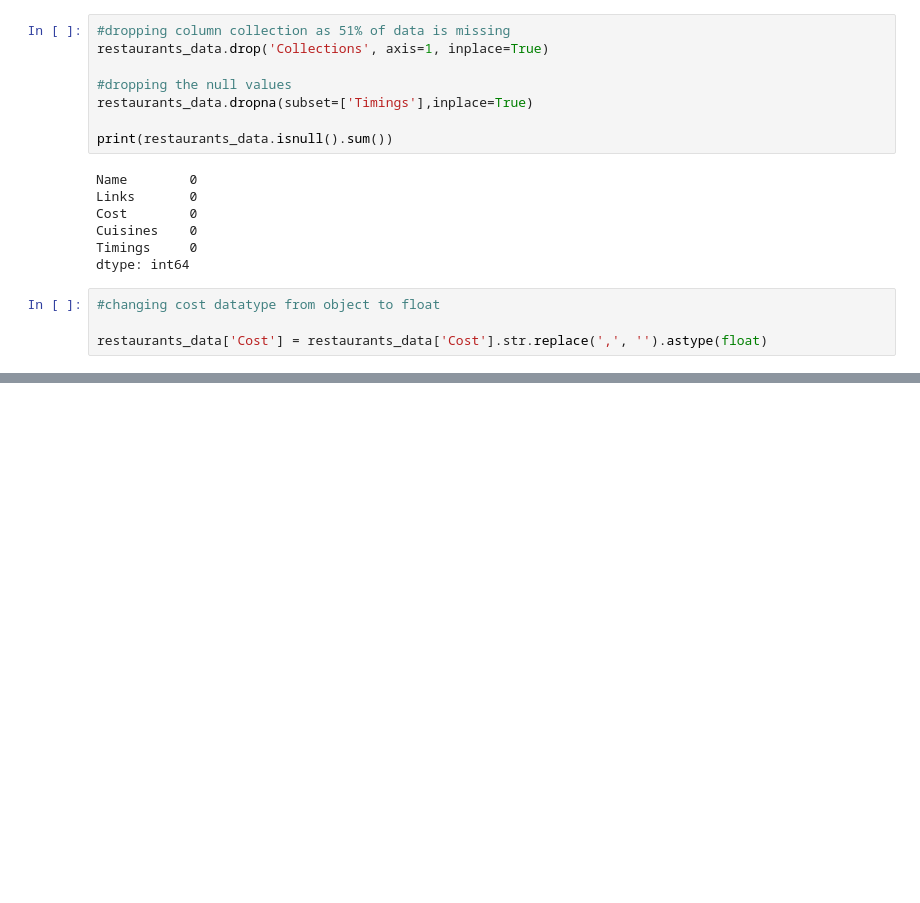
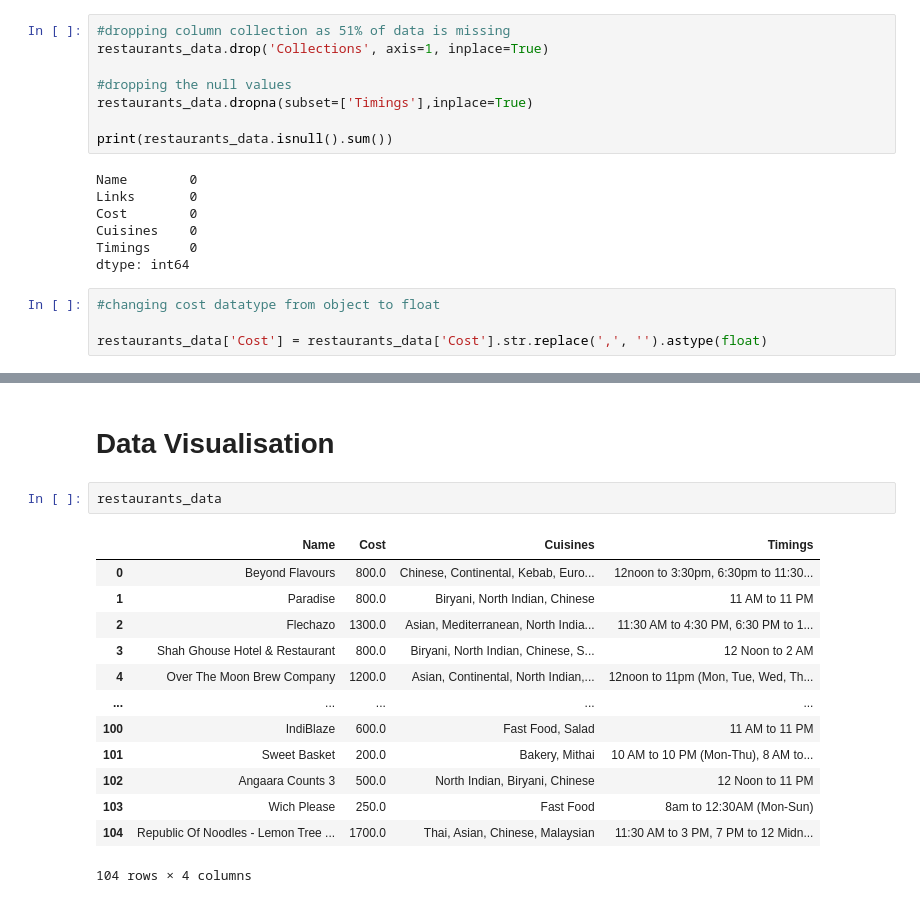
Before and after one commit to pi-mishra/Zomato-Restaurant-Clustering-And-Sentiment-Analysis, a Jupyter notebook: Zomato_Restaurant_Clustering_And_Sentiment_Analysis.ipynb, the cells around one changed output, grey strips where cells are left out. Saved outputs shown, nothing was run; the diff lists cells and outputs as text; blank space fills up the shorter version.

```diff
--- a/Zomato_Restaurant_Clustering_And_Sentiment_Analysis.ipynb
+++ b/Zomato_Restaurant_Clustering_And_Sentiment_Analysis.ipynb
@@ -254,0 +418,18 @@ restaurants_data['Cost'] = restaurants_data['Cost'].str.replace(',', '').astype(
+# %% [markdown]
+# Data Visualisation
+# %%
+restaurants_data
+# %% [output]
+|  | Name | Cost | Cuisines | Timings |
+| 0 | Beyond Flavours | 800.0 | Chinese, Continental, Kebab, Euro... | 12noon to 3:30pm, 6:30pm to 11:30... |
+| 1 | Paradise | 800.0 | Biryani, North Indian, Chinese | 11 AM to 11 PM |
+| 2 | Flechazo | 1300.0 | Asian, Mediterranean, North India... | 11:30 AM to 4:30 PM, 6:30 PM to 1... |
+| 3 | Shah Ghouse Hotel & Restaurant | 800.0 | Biryani, North Indian, Chinese, S... | 12 Noon to 2 AM |
+| 4 | Over The Moon Brew Company | 1200.0 | Asian, Continental, North Indian,... | 12noon to 11pm (Mon, Tue, Wed, Th... |
+| ... | ... | ... | ... | ... |
+| 100 | IndiBlaze | 600.0 | Fast Food, Salad | 11 AM to 11 PM |
+| 101 | Sweet Basket | 200.0 | Bakery, Mithai | 10 AM to 10 PM (Mon-Thu), 8 AM to... |
+| 102 | Angaara Counts 3 | 500.0 | North Indian, Biryani, Chinese | 12 Noon to 11 PM |
+| 103 | Wich Please | 250.0 | Fast Food | 8am to 12:30AM (Mon-Sun) |
+| 104 | Republic Of Noodles - Lemon Tree ... | 1700.0 | Thai, Asian, Chinese, Malaysian | 11:30 AM to 3 PM, 7 PM to 12 Midn... |
+104 rows × 4 columns
```
Also changed, not shown: parts of 26 cells of this notebook.
